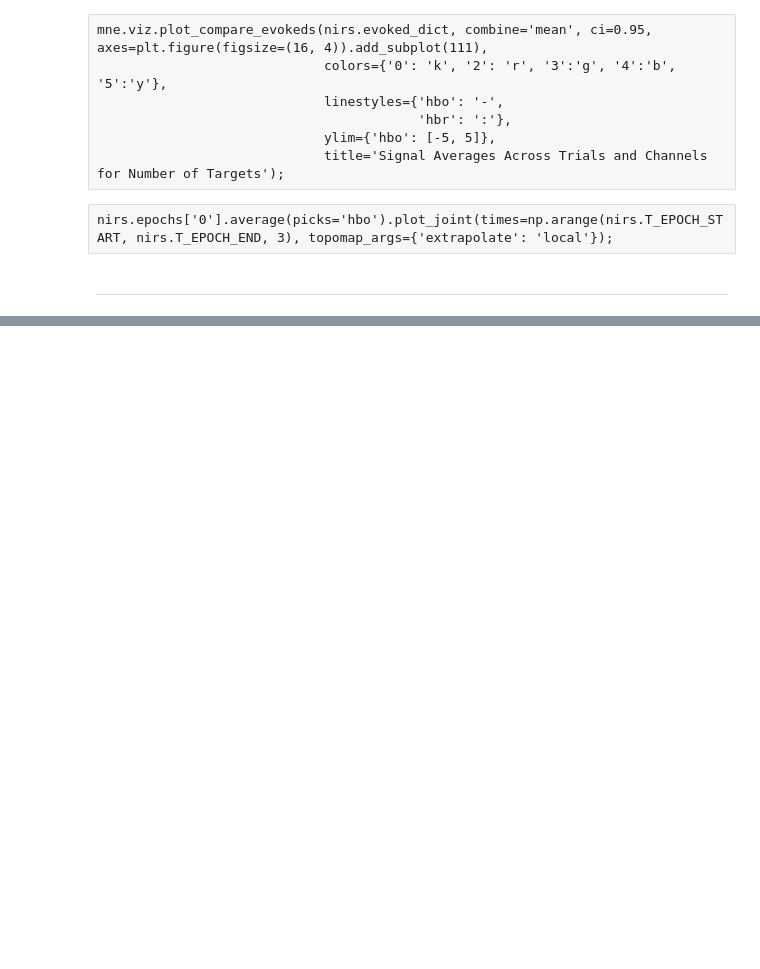
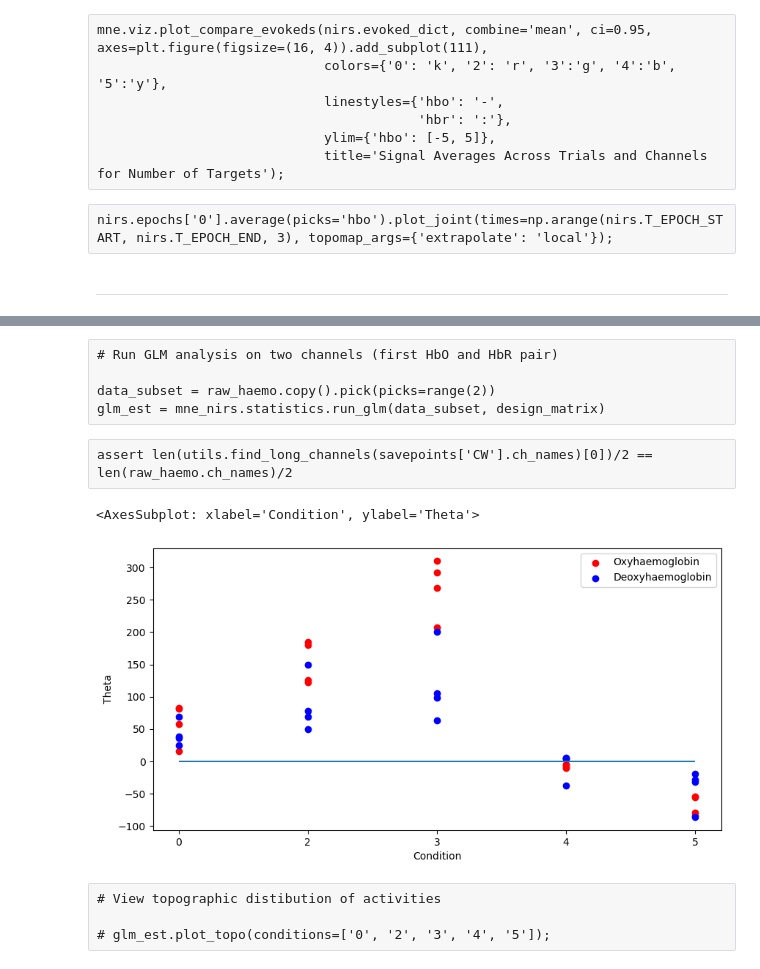
Before and after one commit to pulkitgoyal56/fnirsPy, a Jupyter notebook: playground.ipynb, the cells around one changed output, grey strips where cells are left out. Saved outputs shown, nothing was run; the diff lists cells and outputs as text; code cells hidden in the pictures; blank space fills up the shorter version.

Commit message:
re-run notebook with latest library code
- add GLM analysis

```diff
--- a/playground.ipynb
+++ b/playground.ipynb
@@ -100,0 +122,11 @@ nirs.epochs['0'].average(picks='hbo').plot_joint(times=np.arange(nirs.T_EPOCH_ST
+# %%
+# Pre-process
+
+raw_intensity = savepoints['CW'].copy()
+raw_od = mne.preprocessing.nirs.optical_density(raw_intensity)
+raw_haemo = mne.preprocessing.nirs.beer_lambert_law(raw_od, ppf=0.1)
+short_chs = mne_nirs.channels.get_short_channels(raw_haemo)
+raw_haemo = mne_nirs.channels.get_long_channels(raw_haemo)
+
+# raw_haemo = nirs.raw.copy()
+# short_chs = nirs.short_channels
@@ -100,0 +146,6 @@ nirs.epochs['0'].average(picks='hbo').plot_joint(times=np.arange(nirs.T_EPOCH_ST
+# %%
+# Create design matrix
+
+design_matrix = mne_nirs.experimental_design.make_first_level_design_matrix(raw_haemo, drift_model=None, hrf_model='spm',
+                                                                            # high_pass=1/2/(nirs.DUR['trial']),
+                                                                            stim_dur=nirs.DUR['motion'])
@@ -100,0 +172,22 @@ nirs.epochs['0'].average(picks='hbo').plot_joint(times=np.arange(nirs.T_EPOCH_ST
+# %% [raw]
+# Run GLM analysis on two channels (first HbO and HbR pair)
+
+data_subset = raw_haemo.copy().pick(picks=range(2))
+glm_est = mne_nirs.statistics.run_glm(data_subset, design_matrix)
+# %%
+# Run GLM analysis on all data
+
+glm_est = mne_nirs.statistics.run_glm(raw_haemo, design_matrix)
+# %% [raw]
+assert len(utils.find_long_channels(savepoints['CW'].ch_names)[0])/2 == len(raw_haemo.ch_names)/2
+# %%
+# Visualize regression coefficients for all channels
+
+glm_est.scatter()
+# %% [output]
+<AxesSubplot: xlabel='Condition', ylabel='Theta'>
+[figure, added]
+# %% [raw]
+# View topographic distibution of activities
+
+# glm_est.plot_topo(conditions=['0', '2', '3', '4', '5']);
```
Also changed, not shown: parts of 17 cells of this notebook.
